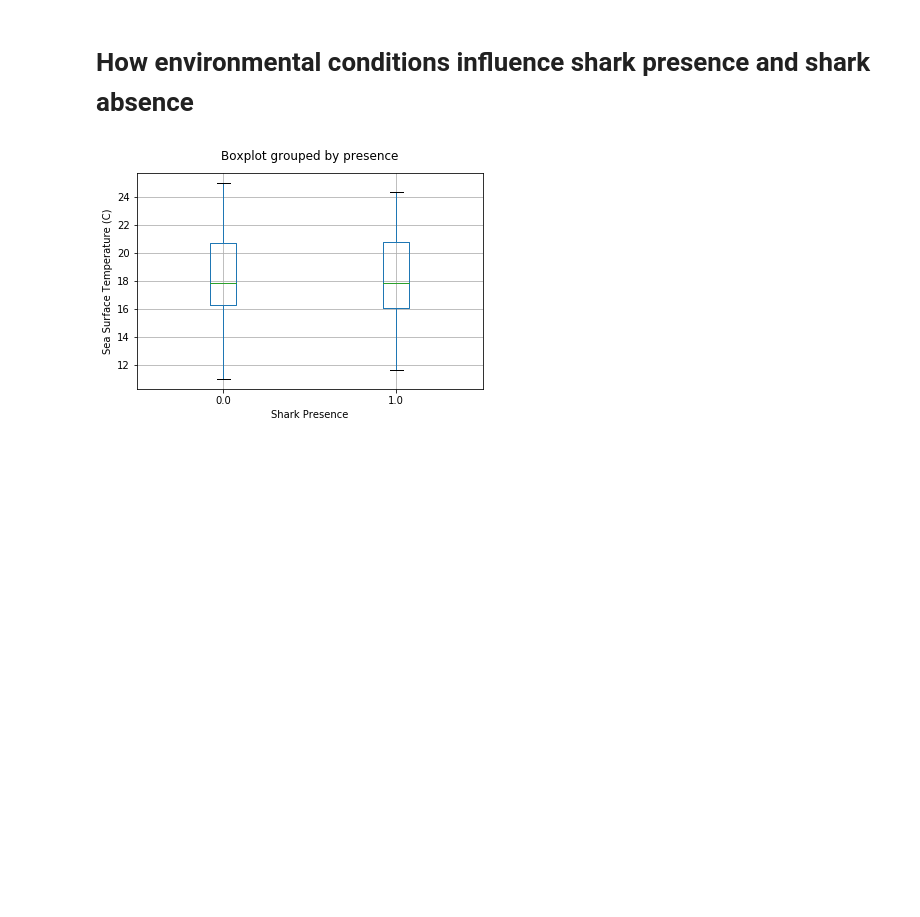
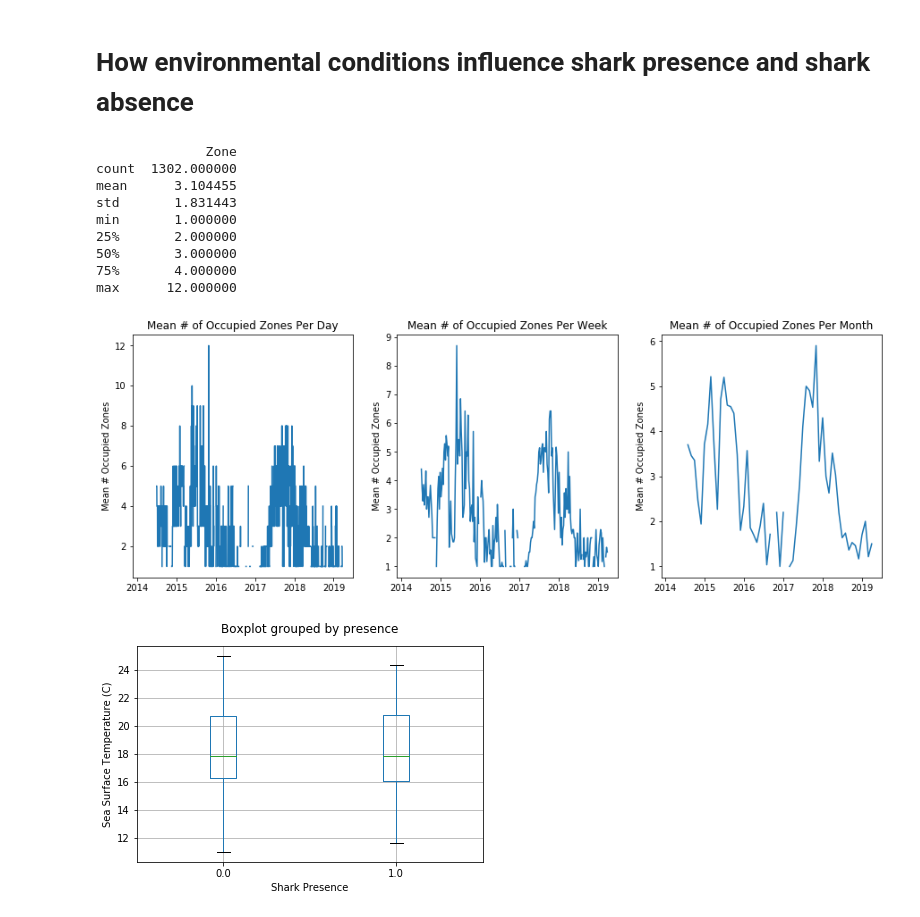
Before and after one commit to echelleburns/SpringBoard-Capstone1, a Jupyter notebook: Prelim_Data_Analysis/Presence v Absence.ipynb, the cells around one changed output. Drawn from its saved outputs; the diff is of its cells as text; code cells hidden in the pictures; blank space fills up the shorter version.

```diff
--- a/Prelim_Data_Analysis/Presence v Absence.ipynb
+++ b/Prelim_Data_Analysis/Presence v Absence.ipynb
@@ -32,6 +32,40 @@ dat['presence'] = dat['presence'].astype('category') # convert to category so
 # Split into two datasets so that we can easily run some t-tests
 sharks = dat[dat['presence'] == 1] # sharks are there if the presence is 1
 nosharks = dat[dat['presence'] == 0] # no sharks if presence is 0
+# %%
+# How many regions are occupied each day?
+occupied = sharks.copy() # copy dataset with sharks
+occupied = occupied[['Date', 'Zone']].groupby('Date').count()
+    # count zones per day
+print(occupied.describe()) # describe results
+
+# Plot mean # of occupied zones across days, weeks, months
+days = occupied.resample('D').mean()
+weeks = occupied.resample('W').mean()
+months = occupied.resample('M').mean()
+
+fig, (ax1, ax2, ax3) = plt.subplots(1,3, figsize=(15,5)) # initialize plot
+ax1.plot(days) # days
+ax1.set_title('Mean # of Occupied Zones Per Day')
+ax1.set_ylabel('Mean # Occupied Zones')
+ax2.plot(weeks) # weeks
+ax2.set_title('Mean # of Occupied Zones Per Week')
+ax2.set_ylabel('Mean # Occupied Zones')
+ax3.plot(months) # months
+ax3.set_title('Mean # of Occupied Zones Per Month')
+ax3.set_ylabel('Mean # Occupied Zones')
+plt.show() # show plot
+# %% [output]
+              Zone
+count  1302.000000
+mean      3.104455
+std       1.831443
+min       1.000000
+25%       2.000000
+50%       3.000000
+75%       4.000000
+max      12.000000
+[figure, added]
 # %%
 # Plot the temperature ranges for shark presence vs absence
 dat.boxplot('TempC', 'presence') #
```
Also changed, not shown: parts of 8 cells of this notebook.
